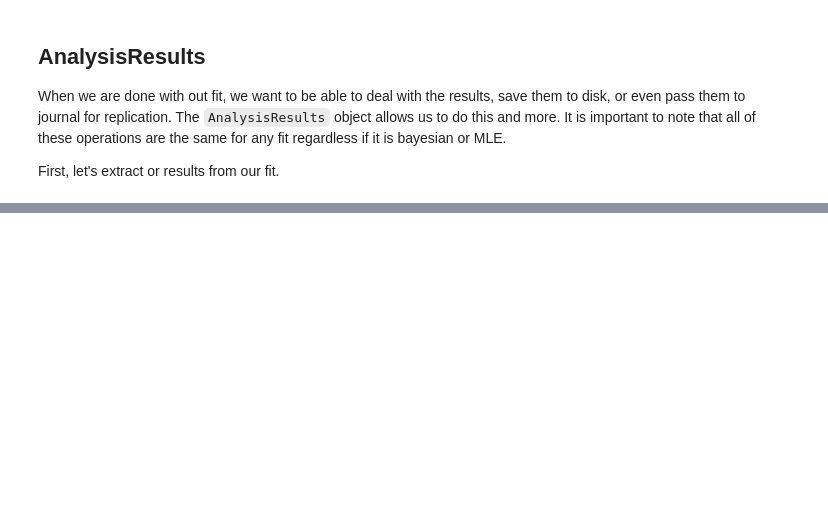
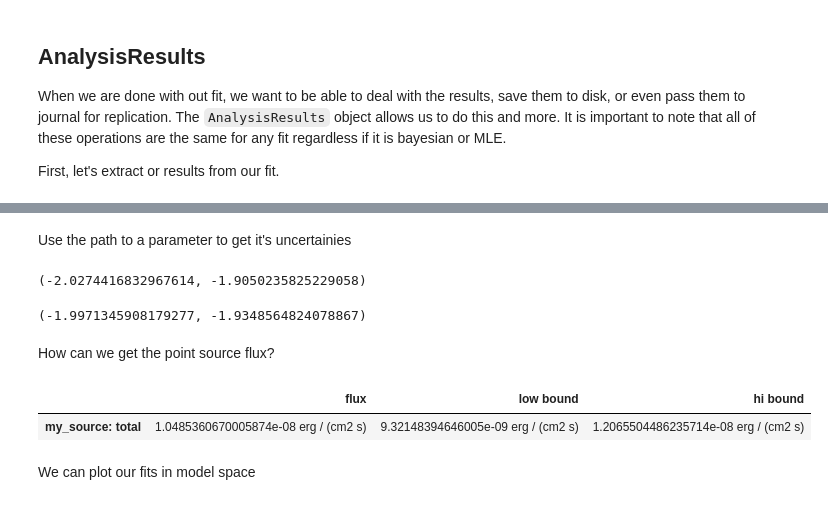
Before and after one commit to threeML/cds_tutorial, a Jupyter notebook: intro.ipynb, the cells around one changed output, grey strips where cells are left out. Drawn from its saved outputs; the diff is of its cells as text; code cells hidden in the pictures; blank space fills up the shorter version.

```diff
--- a/intro.ipynb
+++ b/intro.ipynb
@@ -337,0 +377,21 @@ First, let's extract or results from our fit.
+# %% [markdown]
+Use the path to a parameter to get it's uncertainies
+# %%
+bayes_results.get_equal_tailed_interval('my_source.spectrum.main.Powerlaw.index', cl=0.95)
+# %% [output]
+(-2.0274416832967614, -1.9050235825229058)
+# %%
+bayes_results.get_highest_density_posterior_interval('my_source.spectrum.main.Powerlaw.index', cl=0.68)
+# %% [output]
+(-1.9971345908179277, -1.9348564824078867)
+# %% [markdown]
+How can we get the point source flux?
+# %%
+flux = bayes_results.get_flux(ene_min= 1* u.keV, ene_max=1* u.MeV, confidence_level=0.68)
+
+flux
+# %% [output]
+|  | flux | low bound | hi bound |
+| my_source: total | 1.0485360670005874e-08 erg / (cm2 s) | 9.32148394646005e-09 erg / (cm2 s) | 1.2065504486235714e-08 erg / (cm2 s) |
+# %% [markdown]
+We can plot our fits in model space
```
Also changed, not shown: parts of 12 cells of this notebook, 1 other file.
